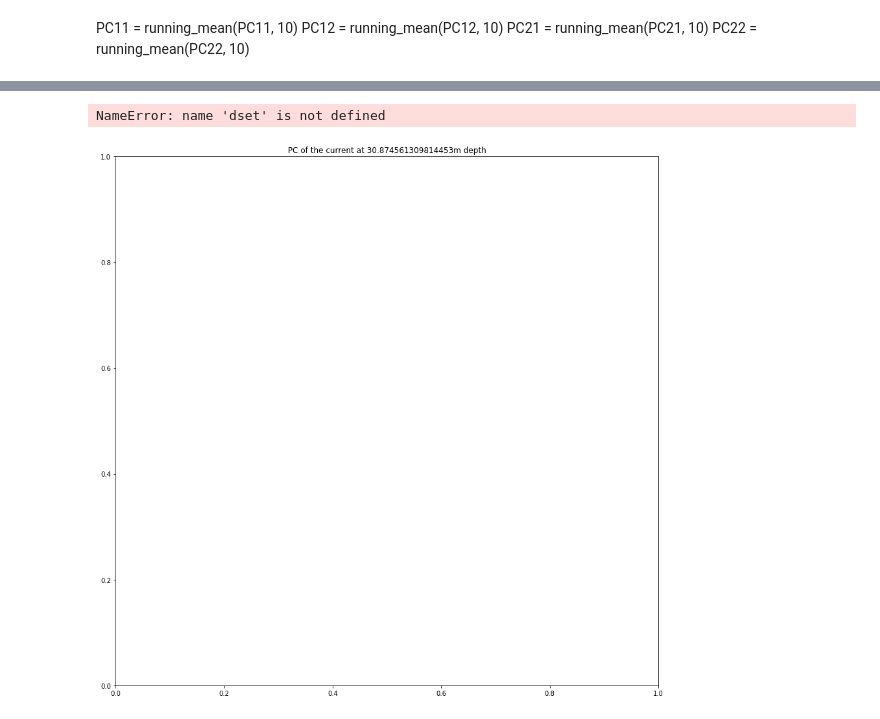
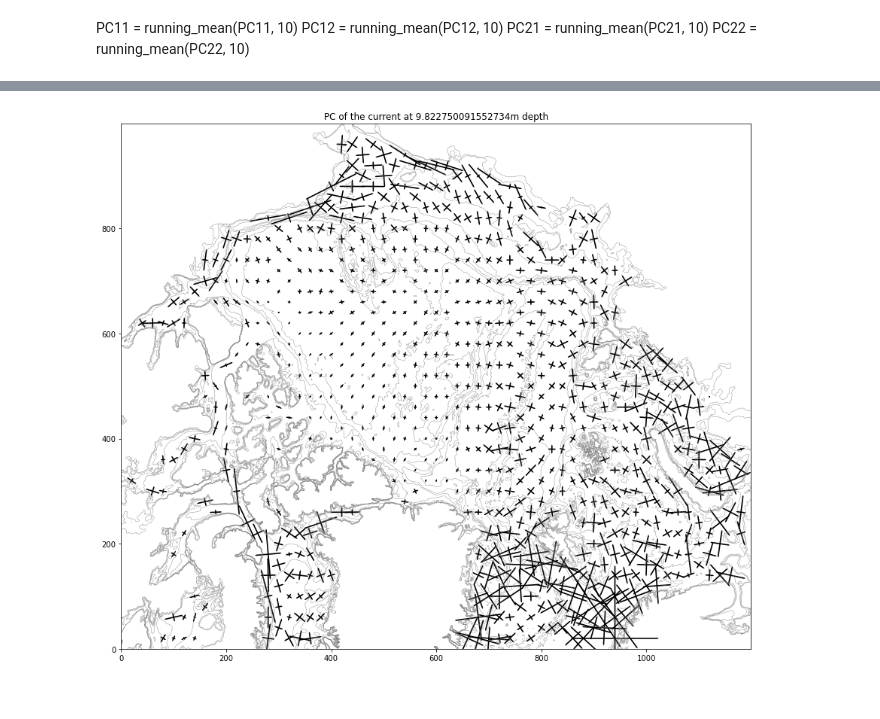
Before and after one commit to kaje2301/Master_2022, a Jupyter notebook: PC_script.ipynb, the cells around one changed output, grey strips where cells are left out. Saved outputs shown, nothing was run; the diff lists cells and outputs as text; code cells hidden in the pictures.

```diff
--- a/PC_script.ipynb
+++ b/PC_script.ipynb
@@ -159,36 +148,39 @@ plt.show()
 # %%
 # Plot level 2
 n = 1
 PC11_s, PC12_s, PC21_s, PC22_s, x, y = PC_funk(level_list[n])
 
 fig, ax = plt.subplots(1,1,figsize=(15,15))
 plt.title(f'PC of the current at ' + str(depth_list[n]) + 'm depth')
-cmap = plt.get_cmap('magma_r')
-ax.contour(ds.mbathy[600:1800,200:1400], colors='grey',levels=8, linewidths=0.4)
-ax.quiver( x[::1], y[::1], PC11_s[::1], PC12_s[::1],
+ax.contour(ds.mbathy[800:1800,200:1400], colors='grey',levels=8, linewidths=0.4)
+ax.quiver( x[::2], y[::2], PC11_s[::2], PC12_s[::2],
     #color='r',
     headwidth=1,
     headlength=1,
     width=0.002,
     scale=2)
-ax.quiver(x[::1], y[::1], -PC11_s[::1], -PC12_s[::1],
+ax.quiver(x[::2], y[::2], -PC11_s[::2], -PC12_s[::2],
     #color='r',
     headwidth=1,
     headlength=1,
     width=0.002,
     scale=2)
-ax.quiver( x[::1], y[::1], PC21_s[::1], PC22_s[::1],
+ax.quiver( x[::2], y[::2], PC21_s[::2], PC22_s[::2],
     #color='b',
     headwidth=1,
     headlength=1,
     width=0.002,
     scale=2)
-ax.quiver( x[::1], y[::1], -PC21_s[::1], -PC22_s[::1],
+ax.quiver( x[::2], y[::2], -PC21_s[::2], -PC22_s[::2],
     #color='b',
     headwidth=1,
     headlength=1,
     width=0.002,
     scale=2)
+ax.set_aspect('equal')
+plt.show()
+# %% [output]
+[figure, added]
 # %%
 # Plot level 3
 n = 2
@@ -196,35 +188,33 @@ PC11_s, PC12_s, PC21_s, PC22_s, x, y = PC_funk(level_list[n])
 
 fig, ax = plt.subplots(1,1,figsize=(15,15))
 plt.title(f'PC of the current at ' + str(depth_list[n]) + 'm depth')
-cmap = plt.get_cmap('magma_r')
-ax.contour(ds.mbathy[600:1800,200:1400], colors='grey',levels=8, linewidths=0.4)
-ax.quiver( x[::1], y[::1], PC11_s[::1], PC12_s[::1],
+ax.contour(ds.mbathy[800:1800,200:1400], colors='grey',levels=8, linewidths=0.4)
+ax.quiver( x[::2], y[::2], PC11_s[::2], PC12_s[::2],
     #color='r',
     headwidth=1,
     headlength=1,
     width=0.002,
     scale=2)
-ax.quiver(x[::1], y[::1], -PC11_s[::1], -PC12_s[::1],
+ax.quiver(x[::2], y[::2], -PC11_s[::2], -PC12_s[::2],
     #color='r',
     headwidth=1,
     headlength=1,
     width=0.002,
     scale=2)
-ax.quiver( x[::1], y[::1], PC21_s[::1], PC22_s[::1],
+ax.quiver( x[::2], y[::2], PC21_s[::2], PC22_s[::2],
     #color='b',
     headwidth=1,
     headlength=1,
     width=0.002,
     scale=2)
-ax.quiver( x[::1], y[::1], -PC21_s[::1], -PC22_s[::1],
+ax.quiver( x[::2], y[::2], -PC21_s[::2], -PC22_s[::2],
     #color='b',
     headwidth=1,
     headlength=1,
     width=0.002,
     scale=2)
+ax.set_aspect('equal')
+plt.show()
-# %% [output]
-NameError: name 'dset' is not defined
-[figure, removed]
 # %%
 # Plot level 4
 n = 3
```
Also changed, not shown: parts of 9 cells of this notebook, 4 other files.
